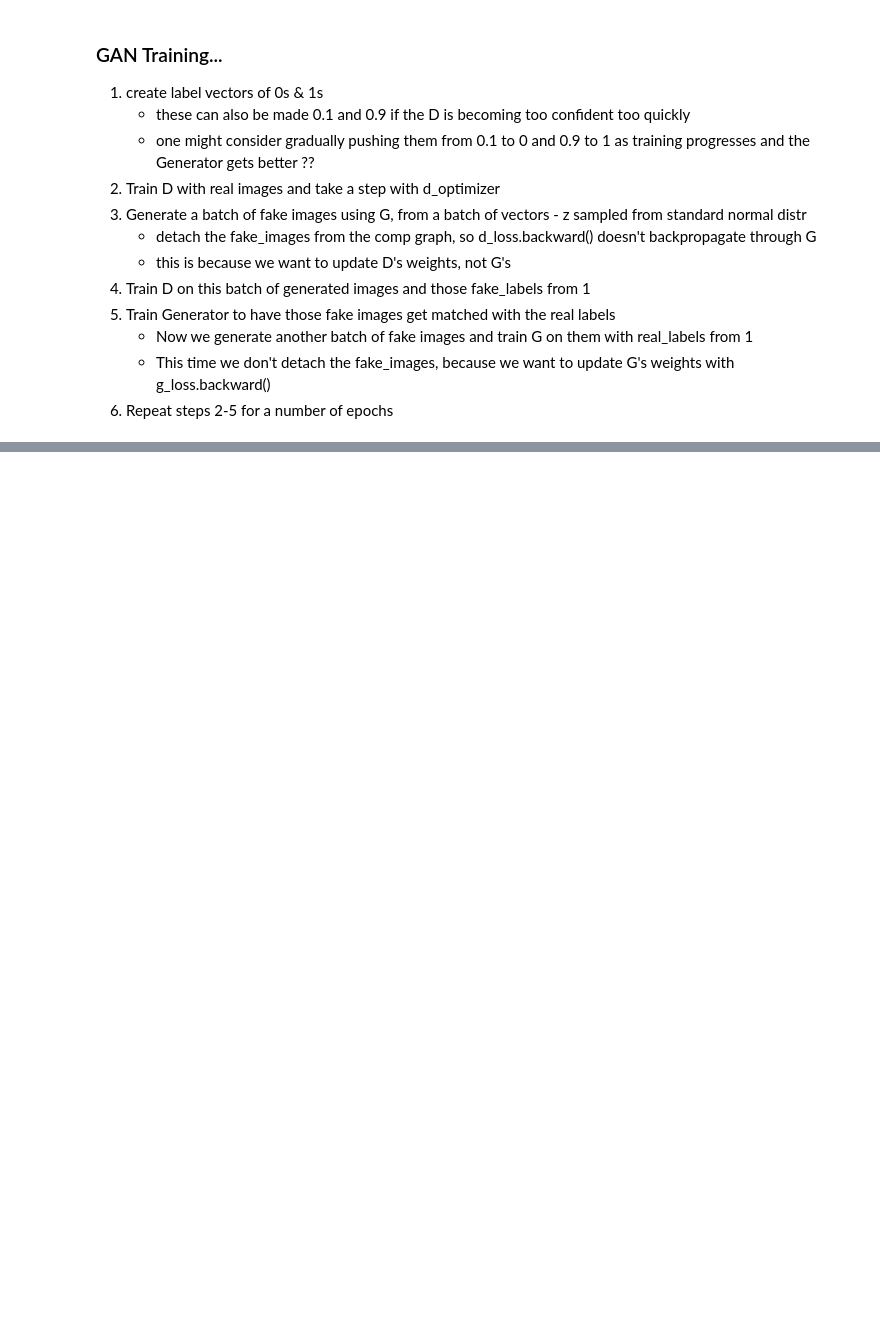
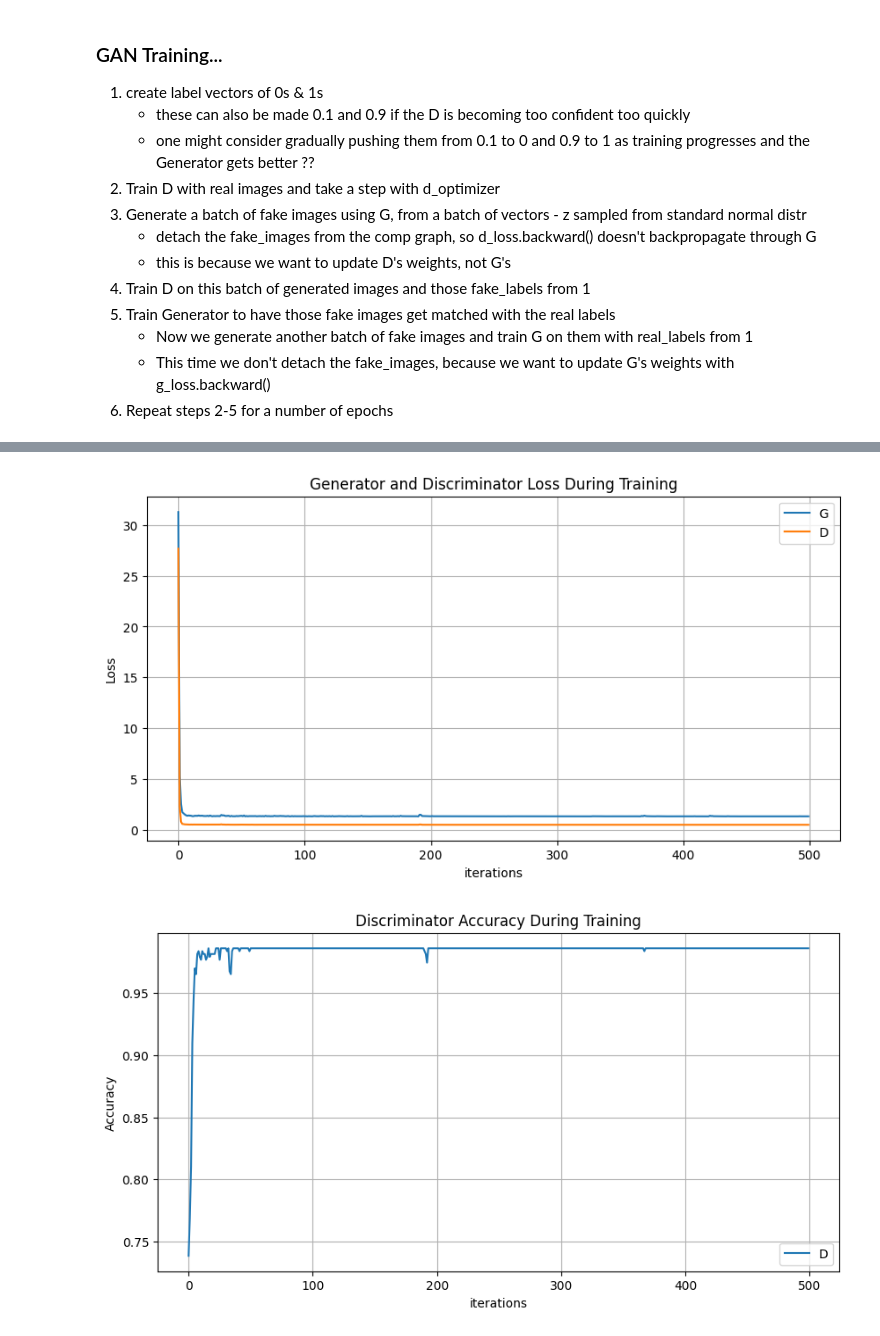
Before and after one commit to takayuki112/TrafficGAN, a Jupyter notebook: gan_from_scratch_a1.ipynb, the cells around one changed output, grey strips where cells are left out. Cells and saved outputs as stored; diff of their text form; code cells hidden in the pictures; blank space fills up the shorter version.

```diff
--- a/gan_from_scratch_a1.ipynb
+++ b/gan_from_scratch_a1.ipynb
@@ -23,8 +23,8 @@ full_dataset = datasets.ImageFolder(root = train_dir, transform=data_tf)
 class_id = 0
 batchSize = 8
 learning_rate = 0.001
-num_epochs = 100
+num_epochs = 500
 zdims = 100
 
-label_offset = 0.0
+label_offset = 0.2
 checkpoint_interval = 10
@@ -82,13 +88,13 @@ for ep in range(num_epochs):
 
         # 2. Train D with this batch of real images and take a step with d_optimizer
         d_out = D(real_images)
-        d_loss = criterion(d_out, real_labels.expand_as(d_out))
+        d_loss_real = criterion(d_out, real_labels[:d_out.size(0)])  # Match batch size dynamically
 
         d_optimizer.zero_grad()
-        d_loss.backward()
+        d_loss_real.backward()
         d_optimizer.step()
 
-        rdloss += d_loss.item()
+        rdloss += d_loss_real.item()
         rdcorr += (d_out > 0.5).sum().item()
 
         # 3. Generate a batch of fake images using G, from a batch of vectors - z sampled from standard normal distr
@@ -97,19 +103,19 @@ for ep in range(num_epochs):
 
         # 4. Train D on this batch of generated images  and those fake_labels
         d_out_fakes = D(fake_images)
-        d_loss = criterion(d_out_fakes, fake_labels.expand_as(d_out_fakes))
+        d_loss_fake = criterion(d_out_fakes, fake_labels[:d_out_fakes.size(0)])
 
         d_optimizer.zero_grad()
-        d_loss.backward()
+        d_loss_fake.backward()
         d_optimizer.step()
 
-        rdloss += d_loss.item()
+        rdloss += d_loss_fake.item()
         rdcorr += (d_out_fakes < 0.5).sum().item()
 
         # 5. Train Generator to have those fake images get matched with the real labels
         fake_images = G(z)
         d_out_fakes = D(fake_images)
-        g_loss = criterion(d_out_fakes, real_labels.expand_as(d_out)))
+        g_loss = criterion(d_out_fakes, real_labels[:d_out_fakes.size(0)])
 
         g_optimizer.zero_grad()
         g_loss.backward()
@@ -128,7 +134,7 @@ for ep in range(num_epochs):
 
     print(f"Epoch {ep+1}/{num_epochs} | D Loss: {rdloss:.4f}, G Loss: {rgloss:.4f}, D Accuracy: {d_acc:.4f}")
 
-    if (ep + 1) % checkpoint_interval == 0:
+    if (ep + 1) % checkpoint_interval == 0 or ep == num_epochs - 1:
         checkpoint = {
             "epoch": ep,
             "generator_state_dict": G.state_dict(),
@@ -145,5 +151,5 @@ for ep in range(num_epochs):
         print(f"Checkpoint saved at epoch {ep+1}")
 
         previous_checkpoint_path = f"gan_checkpoint_epoch_{ep-checkpoint_interval+1}.pth"
-        if os.path.exists(previous_checkpoint_path):
+        if os.path.exists(previous_checkpoint_path) and ep != num_epochs - 1:
             os.remove(previous_checkpoint_path)
@@ -149,0 +174,24 @@ for ep in range(num_epochs):
+# %%
+from matplotlib import pyplot as plt
+
+plt.figure(figsize=(10, 5))
+plt.title("Generator and Discriminator Loss During Training")
+plt.plot(g_loss_list, label="G")
+plt.plot(d_loss_list, label="D")
+plt.xlabel("iterations")
+plt.ylabel("Loss")
+plt.legend()
+plt.grid()
+plt.show()
+
+plt.figure(figsize=(10, 5))
+plt.title("Discriminator Accuracy During Training")
+plt.plot(d_accuracy_list, label="D")
+plt.xlabel("iterations")
+plt.ylabel("Accuracy")
+plt.legend()
+plt.grid()
+plt.show()
+# %% [output]
+[figure, added]
+[figure, added]
```
Also changed, not shown: parts of 4 cells of this notebook, 3 other files.
